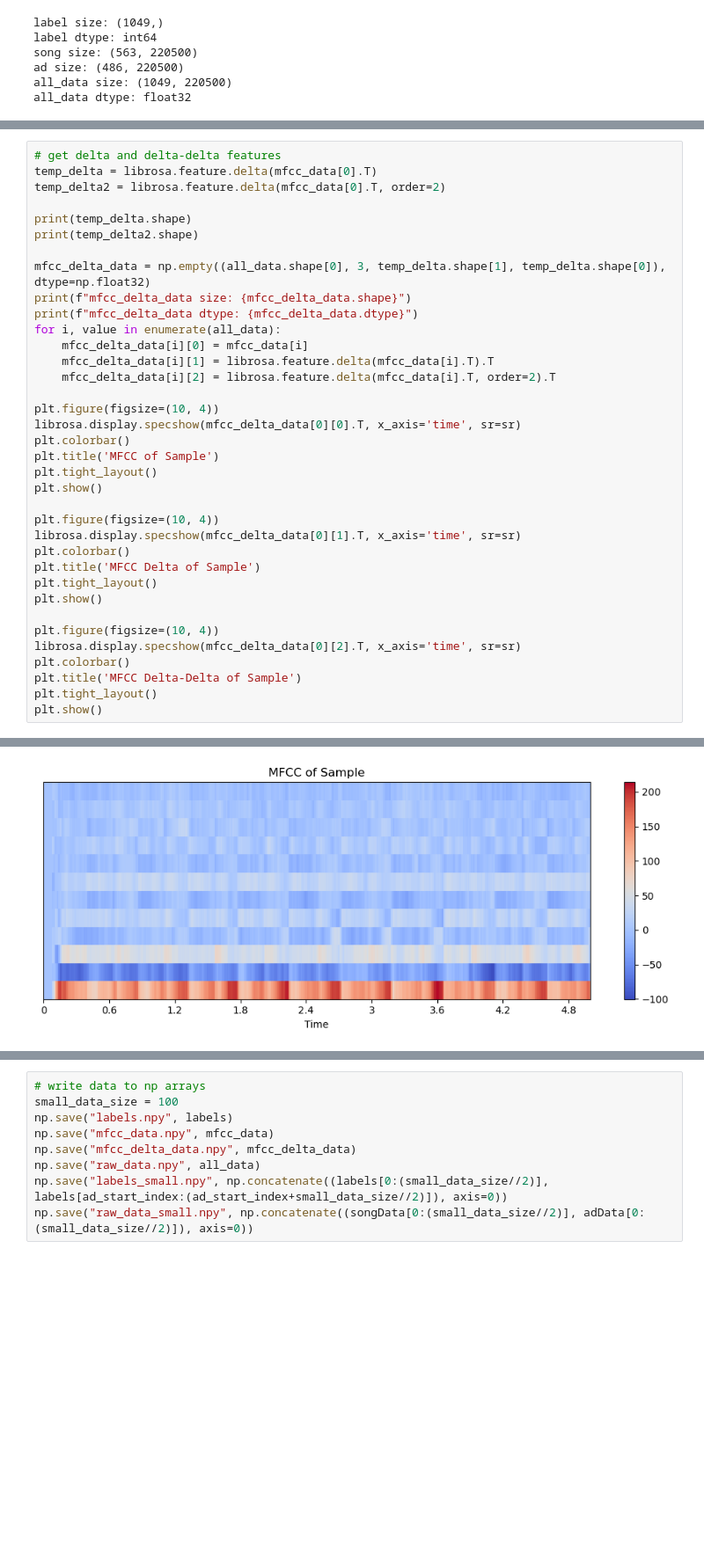
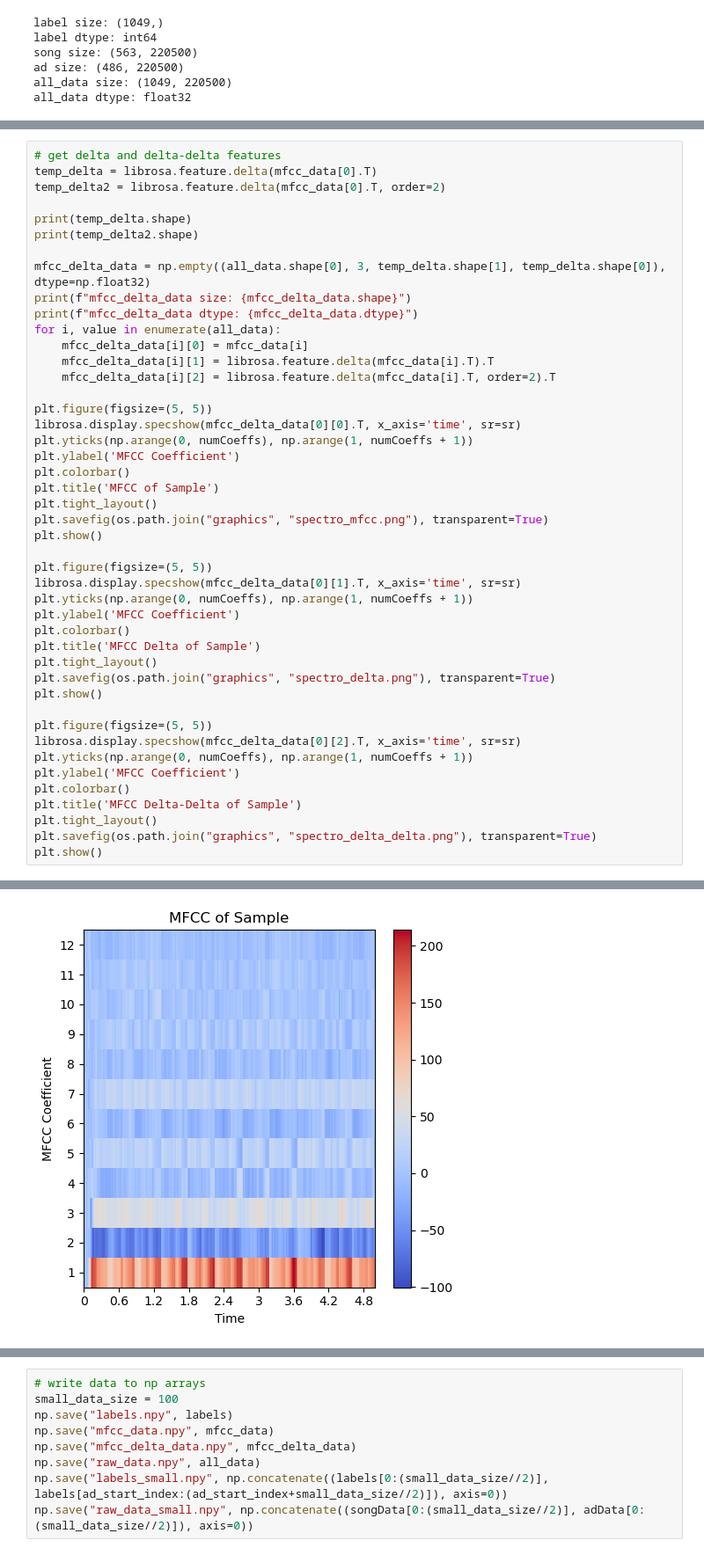
Before and after one commit to sion23/radio-adblock, a Jupyter notebook: generate_data_py.ipynb, the cells around one changed output, grey strips where cells are left out. Shown at 88% size. Saved outputs shown, nothing was run; the diff lists cells and outputs as text; blank space fills up the shorter version.

```diff
--- a/generate_data_py.ipynb
+++ b/generate_data_py.ipynb
@@ -121,34 +137,43 @@ print(temp_delta2.shape)
 mfcc_delta_data = np.empty((all_data.shape[0], 3, temp_delta.shape[1], temp_delta.shape[0]), dtype=np.float32)
 print(f"mfcc_delta_data size: {mfcc_delta_data.shape}")
 print(f"mfcc_delta_data dtype: {mfcc_delta_data.dtype}")
 for i, value in enumerate(all_data):
     mfcc_delta_data[i][0] = mfcc_data[i]
     mfcc_delta_data[i][1] = librosa.feature.delta(mfcc_data[i].T).T
     mfcc_delta_data[i][2] = librosa.feature.delta(mfcc_data[i].T, order=2).T
 
-plt.figure(figsize=(10, 4))
+plt.figure(figsize=(5, 5))
 librosa.display.specshow(mfcc_delta_data[0][0].T, x_axis='time', sr=sr)
+plt.yticks(np.arange(0, numCoeffs), np.arange(1, numCoeffs + 1))
+plt.ylabel('MFCC Coefficient')
 plt.colorbar()
 plt.title('MFCC of Sample')
 plt.tight_layout()
+plt.savefig(os.path.join("graphics", "spectro_mfcc.png"), transparent=True)
 plt.show()
 
-plt.figure(figsize=(10, 4))
+plt.figure(figsize=(5, 5))
 librosa.display.specshow(mfcc_delta_data[0][1].T, x_axis='time', sr=sr)
+plt.yticks(np.arange(0, numCoeffs), np.arange(1, numCoeffs + 1))
+plt.ylabel('MFCC Coefficient')
 plt.colorbar()
 plt.title('MFCC Delta of Sample')
 plt.tight_layout()
+plt.savefig(os.path.join("graphics", "spectro_delta.png"), transparent=True)
 plt.show()
 
-plt.figure(figsize=(10, 4))
+plt.figure(figsize=(5, 5))
 librosa.display.specshow(mfcc_delta_data[0][2].T, x_axis='time', sr=sr)
+plt.yticks(np.arange(0, numCoeffs), np.arange(1, numCoeffs + 1))
+plt.ylabel('MFCC Coefficient')
 plt.colorbar()
 plt.title('MFCC Delta-Delta of Sample')
 plt.tight_layout()
+plt.savefig(os.path.join("graphics", "spectro_delta_delta.png"), transparent=True)
 plt.show()
 # %% [output]
 (12, 431)
 (12, 431)
 mfcc_delta_data size: (1049, 3, 431, 12)
 mfcc_delta_data dtype: float32
-[figure, old version]
+[figure, new version]
```
Also changed, not shown: parts of 4 cells of this notebook, 4 other files.
